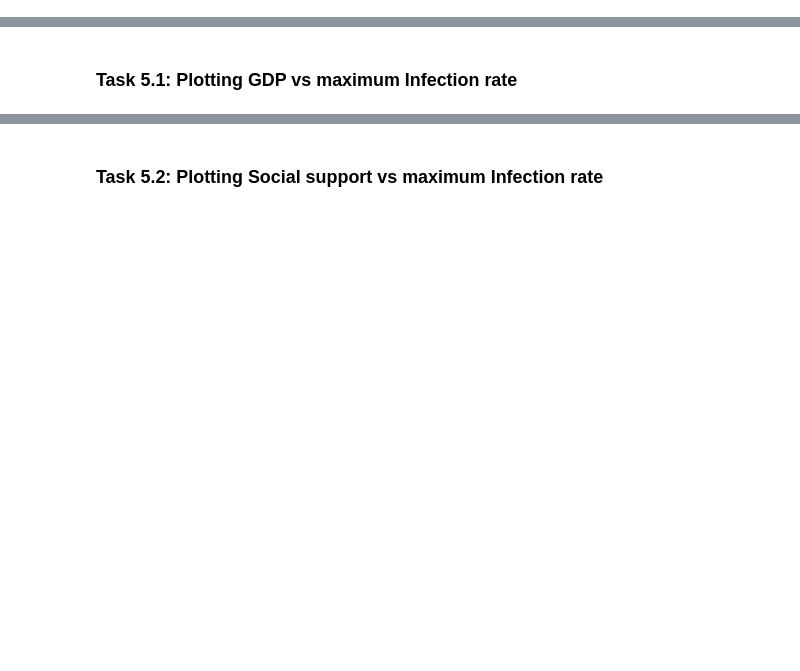
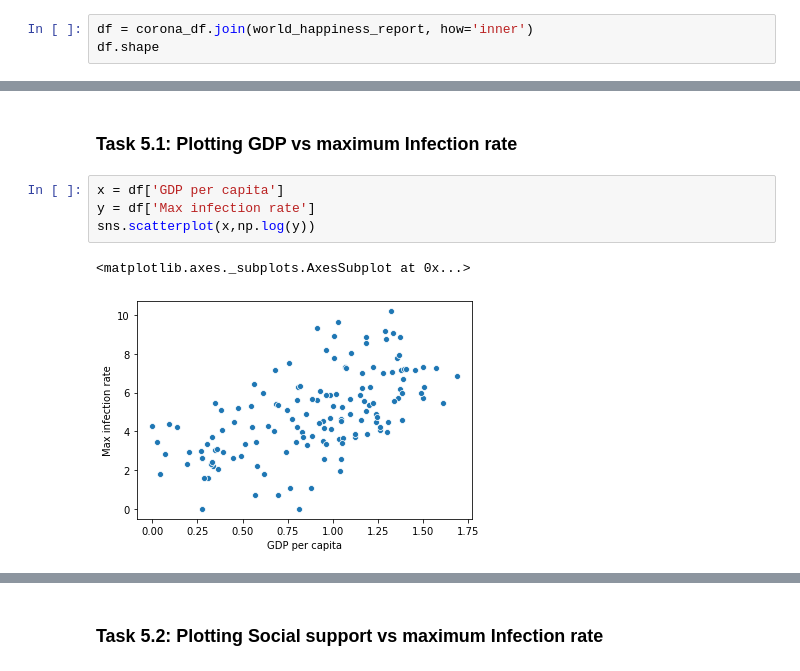
Before and after one commit to aitezazakhtar/COVID19-DataAnalysis, a Jupyter notebook: covid19 data analysis notebook.ipynb, the cells around one changed output, grey strips where cells are left out. Saved outputs shown, nothing was run; the diff lists cells and outputs as text; blank space fills up the shorter version.

Commit message:
visualization

```diff
--- a/covid19 data analysis notebook.ipynb
+++ b/covid19 data analysis notebook.ipynb
@@ -197,0 +218,3 @@ world_happiness_report.head()
+# %%
+df = corona_df.join(world_happiness_report, how='inner')
+df.shape
@@ -203,2 +246,9 @@ our Analysis is not finished unless we visualize the results in terms figures an
 # %% [markdown]
 ### Task 5.1: Plotting GDP vs maximum Infection rate
+# %%
+x = df['GDP per capita']
+y = df['Max infection rate']
+sns.scatterplot(x,np.log(y))
+# %% [output]
+<matplotlib.axes._subplots.AxesSubplot at 0x...>
+[figure, added]
```
Also changed, not shown: parts of 12 cells of this notebook.
